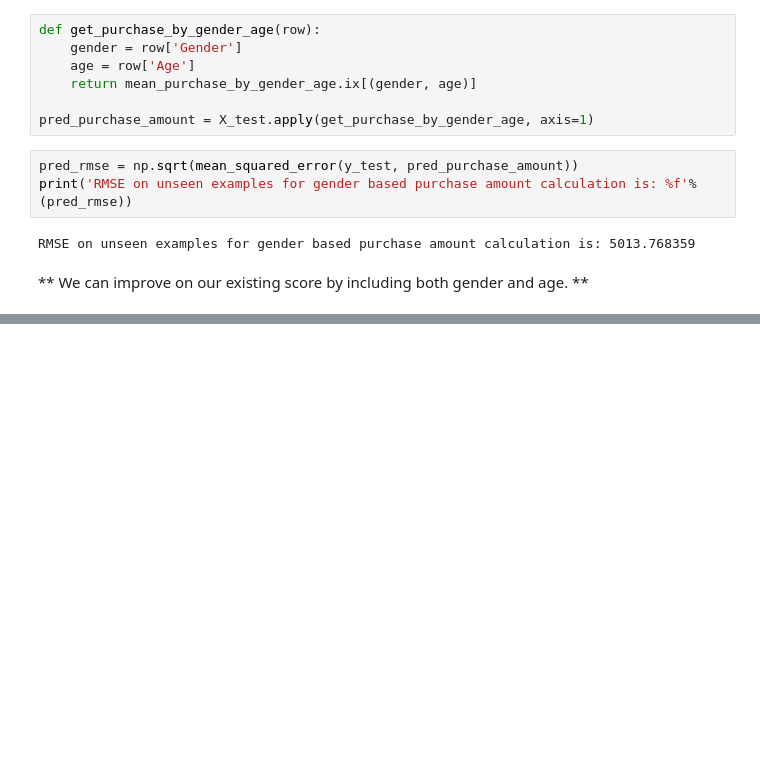
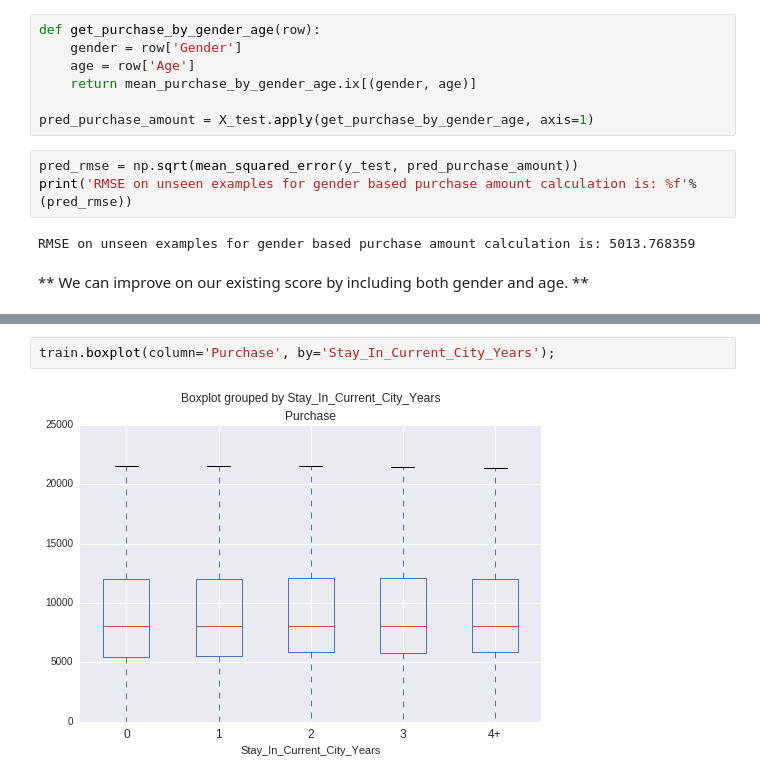
Before and after one commit to numb3r33/Black_Friday, a Jupyter notebook: notebooks/Black_Friday_Similarity_Based_Classifiers.ipynb, the cells around one changed output, grey strips where cells are left out. Cells and saved outputs as stored; diff of their text form; blank space fills up the shorter version.

```diff
--- a/notebooks/Black_Friday_Similarity_Based_Classifiers.ipynb
+++ b/notebooks/Black_Friday_Similarity_Based_Classifiers.ipynb
@@ -201,0 +251,4 @@ RMSE on unseen examples for gender based purchase amount calculation is: 5013.76
+# %%
+train.boxplot(column='Purchase', by='Stay_In_Current_City_Years');
+# %% [output]
+[figure, added]
```
Also changed, not shown: parts of 26 cells of this notebook.
